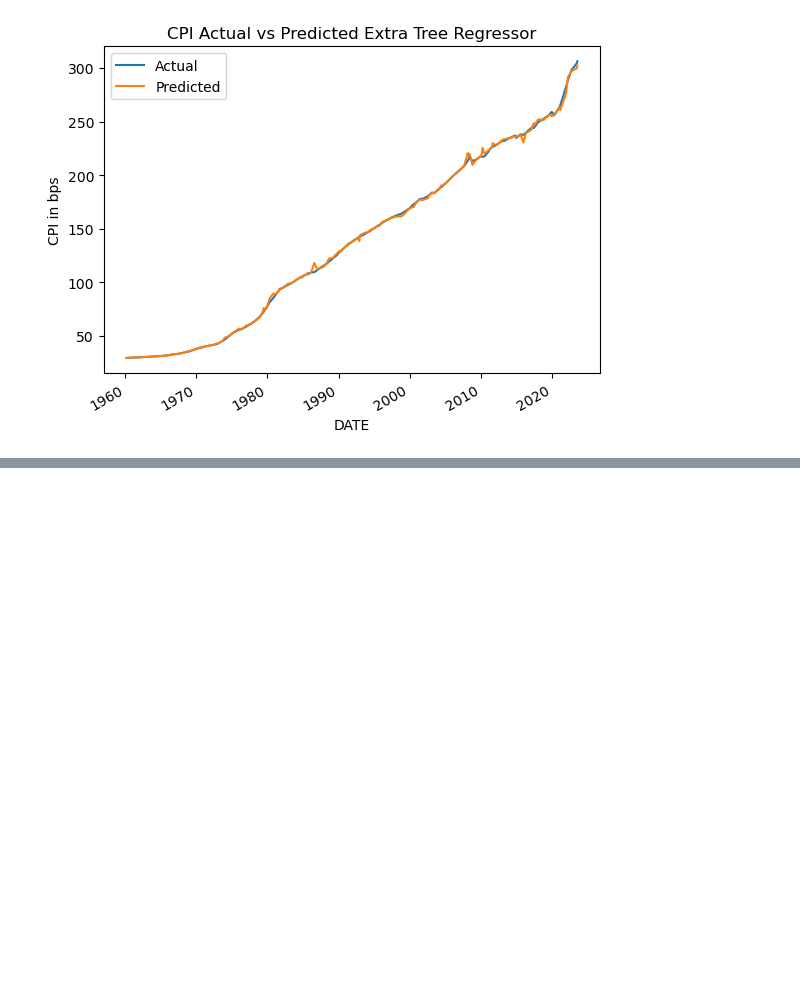
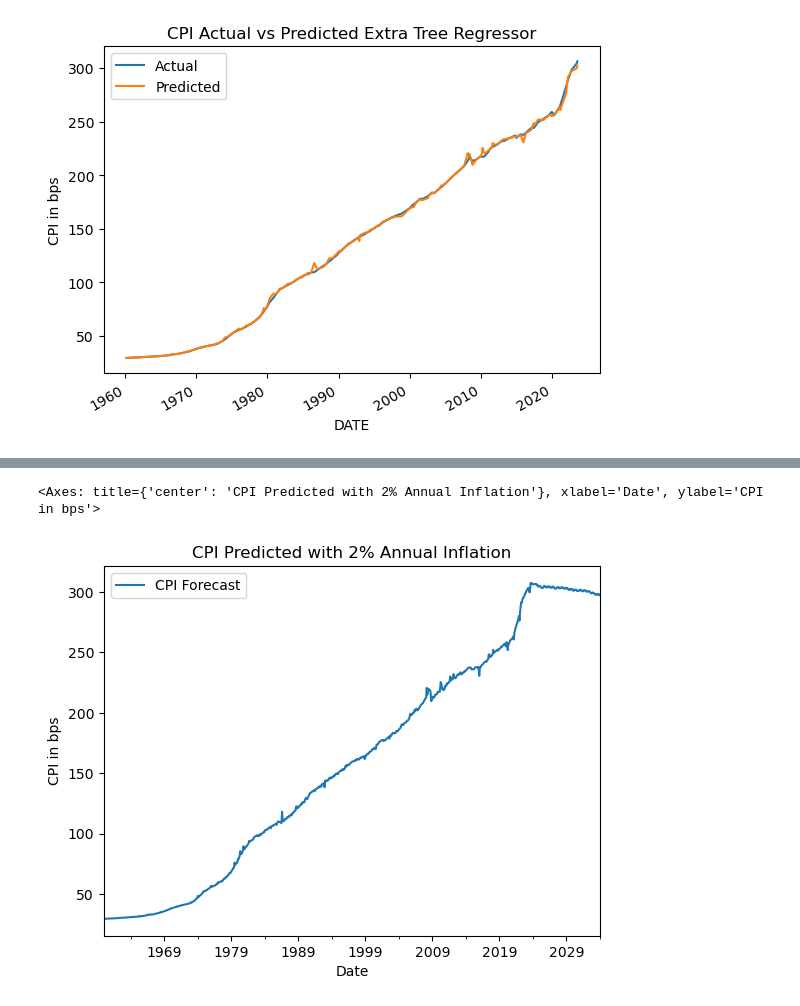
Before and after one commit to t-sullivan/Project-2, a Jupyter notebook: ExtraTreeRegressor.ipynb, the cells around one changed output, grey strips where cells are left out. Drawn from its saved outputs; the diff is of its cells as text; code cells hidden in the pictures; blank space fills up the shorter version.

```diff
--- a/ExtraTreeRegressor.ipynb
+++ b/ExtraTreeRegressor.ipynb
@@ -125,0 +180,11 @@ results_df.plot(title = 'CPI Actual vs Predicted Extra Tree Regressor', ylabel =
+# %%
+future_cpi_predict_features_df_encoded =future_cpi_predict_features_df_encoded.set_index('DATE')
+# %%
+cpi_predict_result = exported_pipeline.predict(future_cpi_predict_features_df_encoded)
+# %%
+cpi_predict_result_ten_year = pd.DataFrame(cpi_predict_result, columns=['CPI Forecast'])
+cpi_predict_result_ten_year['Date'] = future_cpi_predict_features_df_encoded.index
+cpi_predict_result_ten_year['Date'] = pd.to_datetime(cpi_predict_result_ten_year['Date'], errors='coerce')
+cpi_predict_result_ten_year =cpi_predict_result_ten_year.set_index('Date')
+# %%
+cpi_predict_result_ten_year = cpi_predict_result_ten_year.sort_index(ascending=True)  # Sort by the new index
@@ -125,0 +208,5 @@ results_df.plot(title = 'CPI Actual vs Predicted Extra Tree Regressor', ylabel =
+# %%
+cpi_predict_result_ten_year.plot(title = 'CPI Predicted with 2% Annual Inflation', ylabel = 'CPI in bps' )
+# %% [output]
+<Axes: title={'center': 'CPI Predicted with 2% Annual Inflation'}, xlabel='Date', ylabel='CPI in bps'>
+[figure, added]
```
Also changed, not shown: parts of 13 cells of this notebook, 1 other file.
